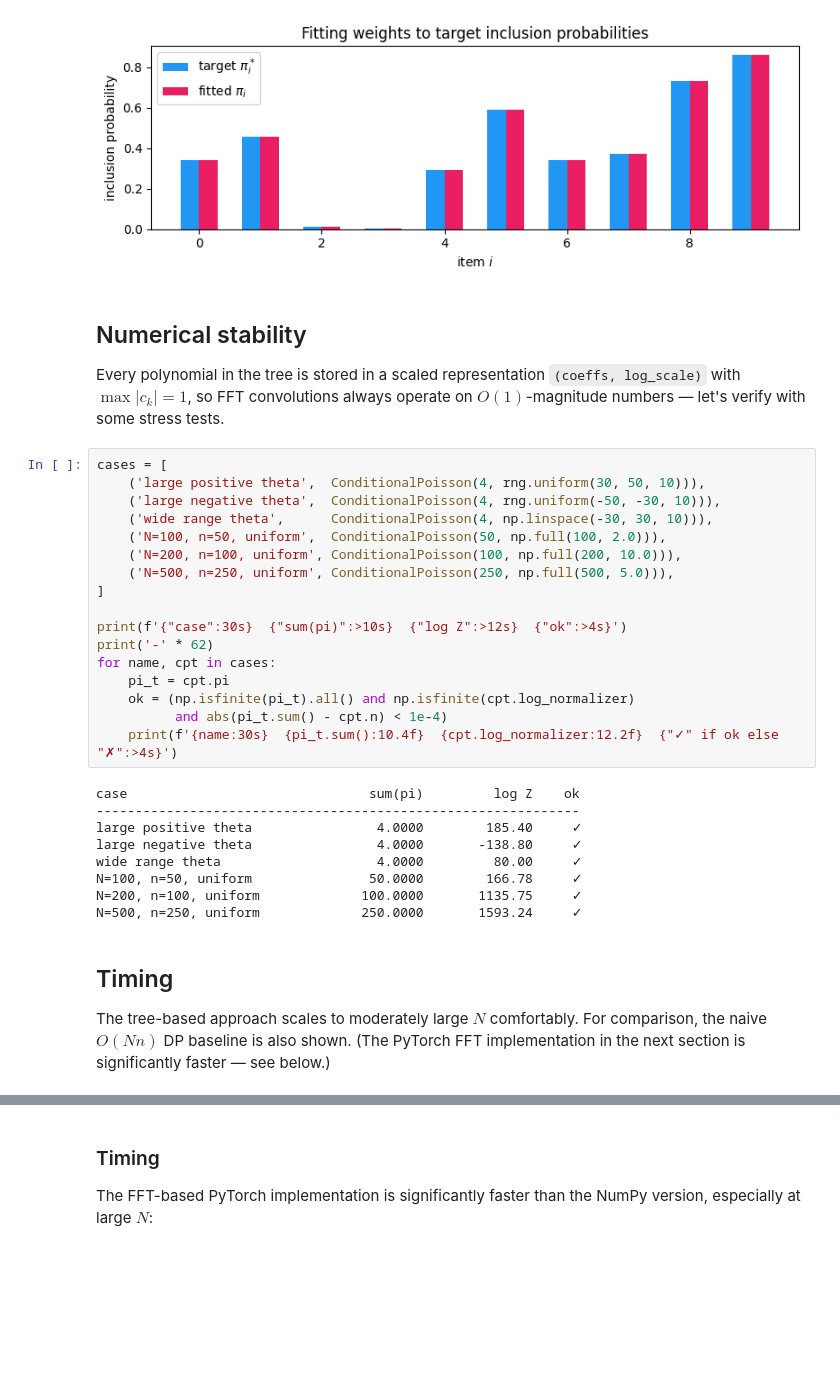
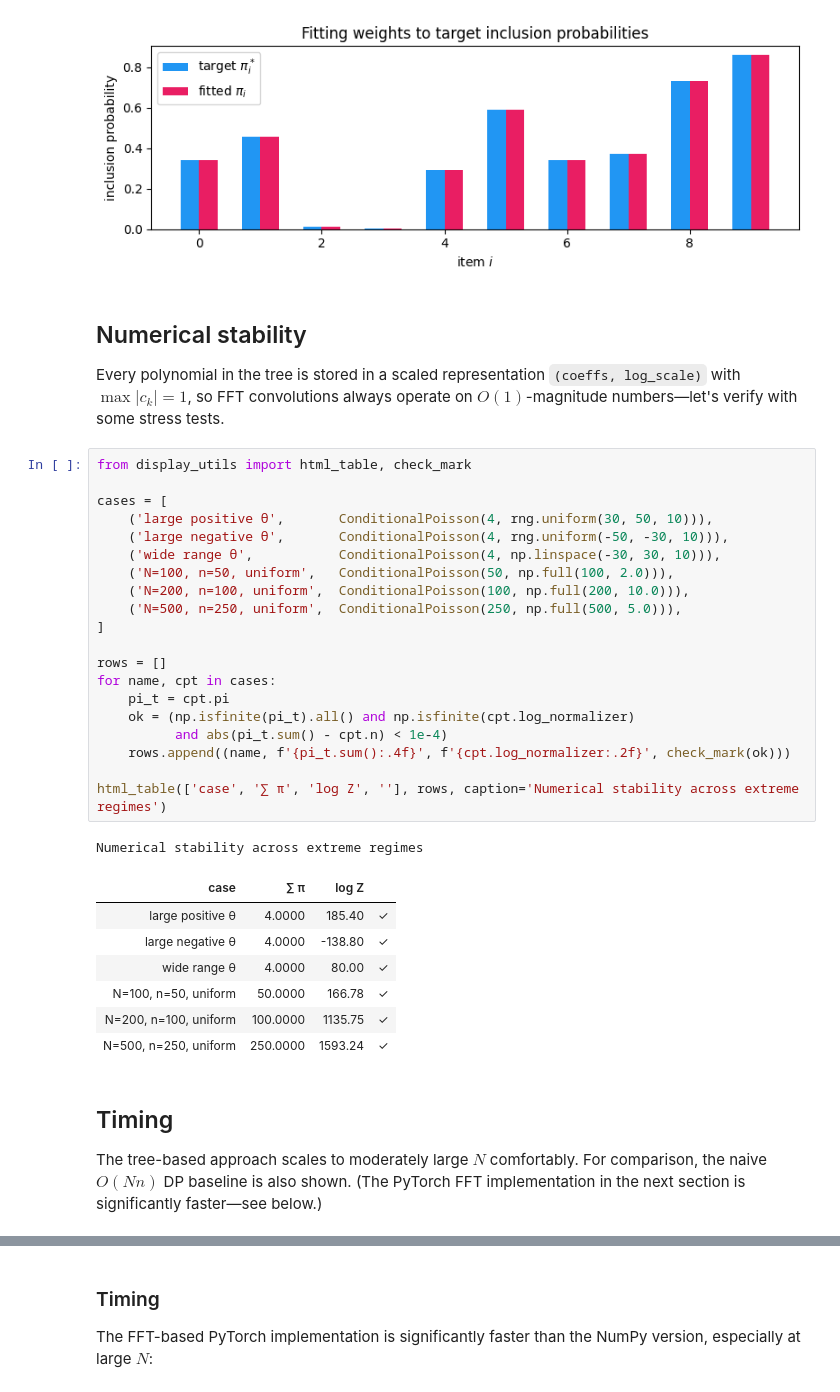
Before and after one commit to timvieira/conditional-poisson-sampling, a Jupyter notebook: content/conditional-poisson-sampling.ipynb, the cells around one changed output, grey strips where cells are left out. Saved outputs shown, nothing was run; the diff lists cells and outputs as text; blank space fills up the shorter version.

```diff
--- a/content/conditional-poisson-sampling.ipynb
+++ b/content/conditional-poisson-sampling.ipynb
@@ -495,37 +547,40 @@ max |pi_fit - pi_target| = 8.27e-15
 # %% [markdown]
 ## Numerical stability
 
-Every polynomial in the tree is stored in a scaled representation `(coeffs, log_scale)` with $\max|c_k| = 1$, so FFT convolutions always operate on $O(1)$-magnitude numbers — let's verify with some stress tests.
+Every polynomial in the tree is stored in a scaled representation `(coeffs, log_scale)` with $\max|c_k| = 1$, so FFT convolutions always operate on $O(1)$-magnitude numbers—let's verify with some stress tests.
 # %%
+from display_utils import html_table, check_mark
+
 cases = [
-    ('large positive theta',  ConditionalPoisson(4, rng.uniform(30, 50, 10))),
-    ('large negative theta',  ConditionalPoisson(4, rng.uniform(-50, -30, 10))),
-    ('wide range theta',      ConditionalPoisson(4, np.linspace(-30, 30, 10))),
-    ('N=100, n=50, uniform',  ConditionalPoisson(50, np.full(100, 2.0))),
-    ('N=200, n=100, uniform', ConditionalPoisson(100, np.full(200, 10.0))),
-    ('N=500, n=250, uniform', ConditionalPoisson(250, np.full(500, 5.0))),
+    ('large positive θ',       ConditionalPoisson(4, rng.uniform(30, 50, 10))),
+    ('large negative θ',       ConditionalPoisson(4, rng.uniform(-50, -30, 10))),
+    ('wide range θ',           ConditionalPoisson(4, np.linspace(-30, 30, 10))),
+    ('N=100, n=50, uniform',   ConditionalPoisson(50, np.full(100, 2.0))),
+    ('N=200, n=100, uniform',  ConditionalPoisson(100, np.full(200, 10.0))),
+    ('N=500, n=250, uniform',  ConditionalPoisson(250, np.full(500, 5.0))),
 ]
 
-print(f'{"case":30s}  {"sum(pi)":>10s}  {"log Z":>12s}  {"ok":>4s}')
-print('-' * 62)
+rows = []
 for name, cpt in cases:
     pi_t = cpt.pi
     ok = (np.isfinite(pi_t).all() and np.isfinite(cpt.log_normalizer)
           and abs(pi_t.sum() - cpt.n) < 1e-4)
-    print(f'{name:30s}  {pi_t.sum():10.4f}  {cpt.log_normalizer:12.2f}  {"✓" if ok else "✗":>4s}')
+    rows.append((name, f'{pi_t.sum():.4f}', f'{cpt.log_normalizer:.2f}', check_mark(ok)))
+
+html_table(['case', '∑ π', 'log Z', ''], rows, caption='Numerical stability across extreme regimes')
 # %% [output]
-case                               sum(pi)         log Z    ok
---------------------------------------------------------------
-large positive theta                4.0000        185.40     ✓
-large negative theta                4.0000       -138.80     ✓
-wide range theta                    4.0000         80.00     ✓
-N=100, n=50, uniform               50.0000        166.78     ✓
-N=200, n=100, uniform             100.0000       1135.75     ✓
-N=500, n=250, uniform             250.0000       1593.24     ✓
+Numerical stability across extreme regimes
+| case | ∑ π | log Z |  |
+| large positive θ | 4.0000 | 185.40 | ✓ |
+| large negative θ | 4.0000 | -138.80 | ✓ |
+| wide range θ | 4.0000 | 80.00 | ✓ |
+| N=100, n=50, uniform | 50.0000 | 166.78 | ✓ |
+| N=200, n=100, uniform | 100.0000 | 1135.75 | ✓ |
+| N=500, n=250, uniform | 250.0000 | 1593.24 | ✓ |
 # %% [markdown]
 ## Timing
 
-The tree-based approach scales to moderately large $N$ comfortably.  For comparison, the naive $O(Nn)$ DP baseline is also shown.  (The PyTorch FFT implementation in the next section is significantly faster — see below.)
+The tree-based approach scales to moderately large $N$ comfortably.  For comparison, the naive $O(Nn)$ DP baseline is also shown.  (The PyTorch FFT implementation in the next section is significantly faster—see below.)
 # %%
 import time
 
```
Also changed, not shown: parts of 19 cells of this notebook, 1 other file.
